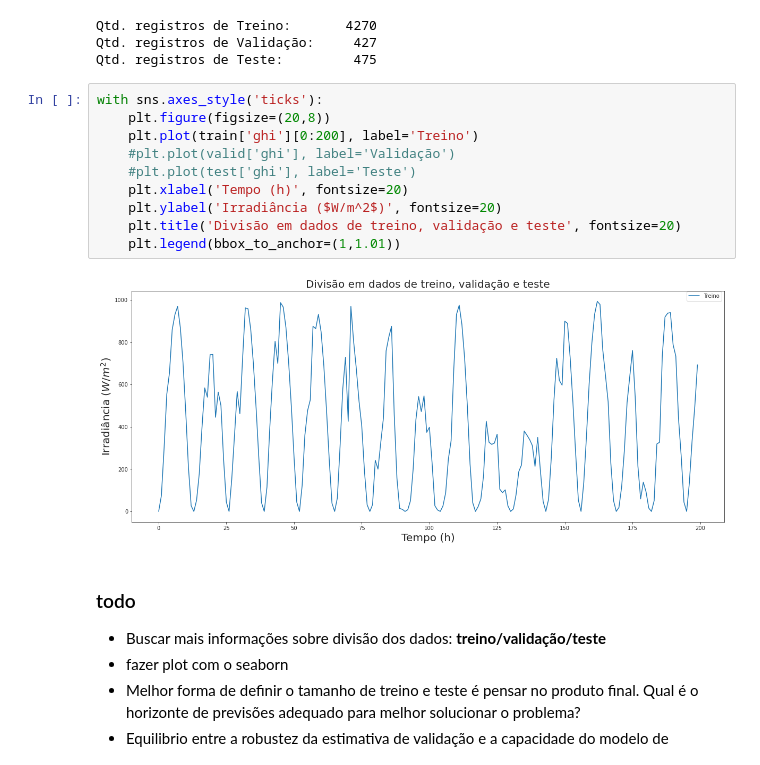
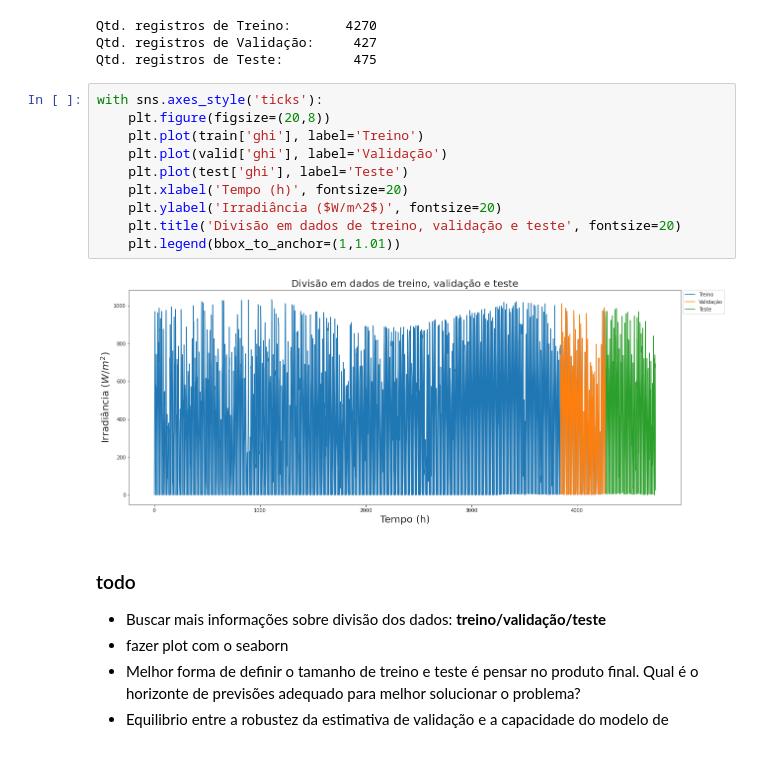
Before and after one commit to fellypesb/projeto_PET_2021, a Jupyter notebook: Codes/local_BR/preparacao_dos_dados_local_BR.ipynb, the cells around one changed output. Saved outputs shown, nothing was run; the diff lists cells and outputs as text.

```diff
--- a/Codes/local_BR/preparacao_dos_dados_local_BR.ipynb
+++ b/Codes/local_BR/preparacao_dos_dados_local_BR.ipynb
@@ -216,15 +216,15 @@ Qtd. registros de Teste:         475
 # %%
 with sns.axes_style('ticks'):
     plt.figure(figsize=(20,8))
-    plt.plot(train['ghi'][0:200], label='Treino')
-    #plt.plot(valid['ghi'], label='Validação')
-    #plt.plot(test['ghi'], label='Teste')
+    plt.plot(train['ghi'], label='Treino')
+    plt.plot(valid['ghi'], label='Validação')
+    plt.plot(test['ghi'], label='Teste')
     plt.xlabel('Tempo (h)', fontsize=20)
     plt.ylabel('Irradiância ($W/m^2$)', fontsize=20)
     plt.title('Divisão em dados de treino, validação e teste', fontsize=20)
     plt.legend(bbox_to_anchor=(1,1.01))
 # %% [output]
-[figure, old version]
+[figure, new version]
 # %% [markdown]
 ### todo
 + Buscar mais informações sobre divisão dos dados: **treino/validação/teste**
```
Also changed, not shown: 5 other files.
